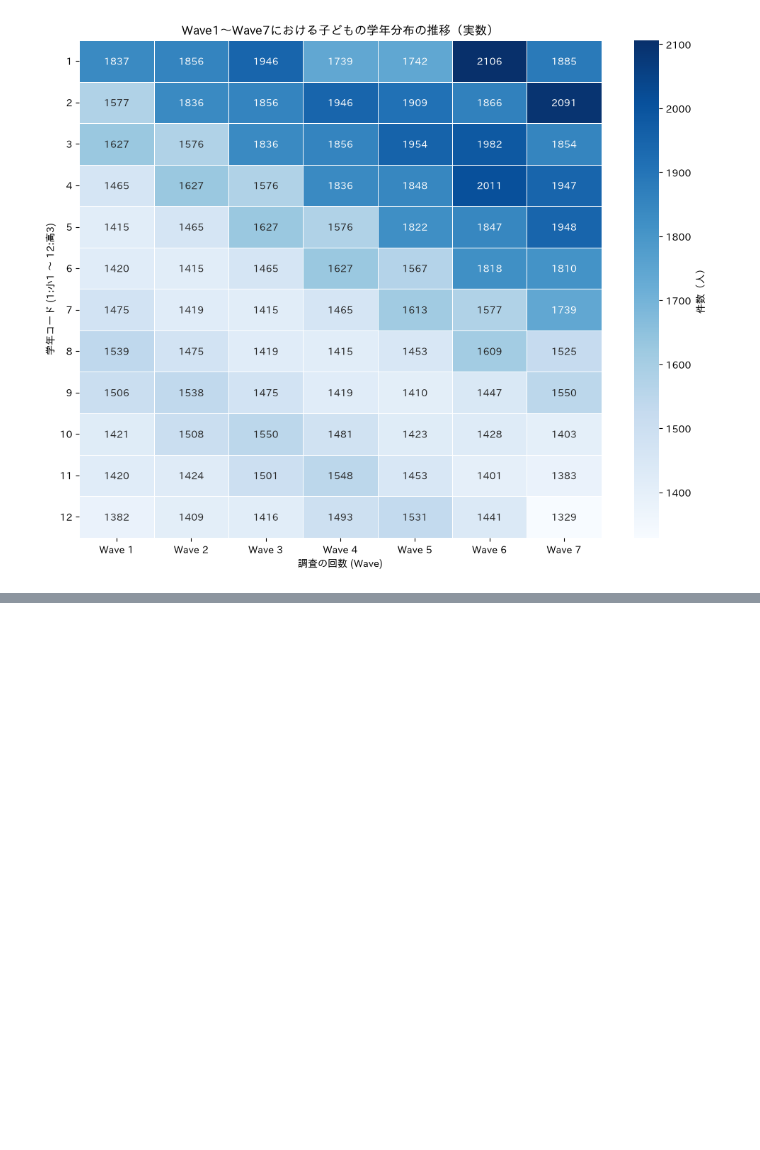
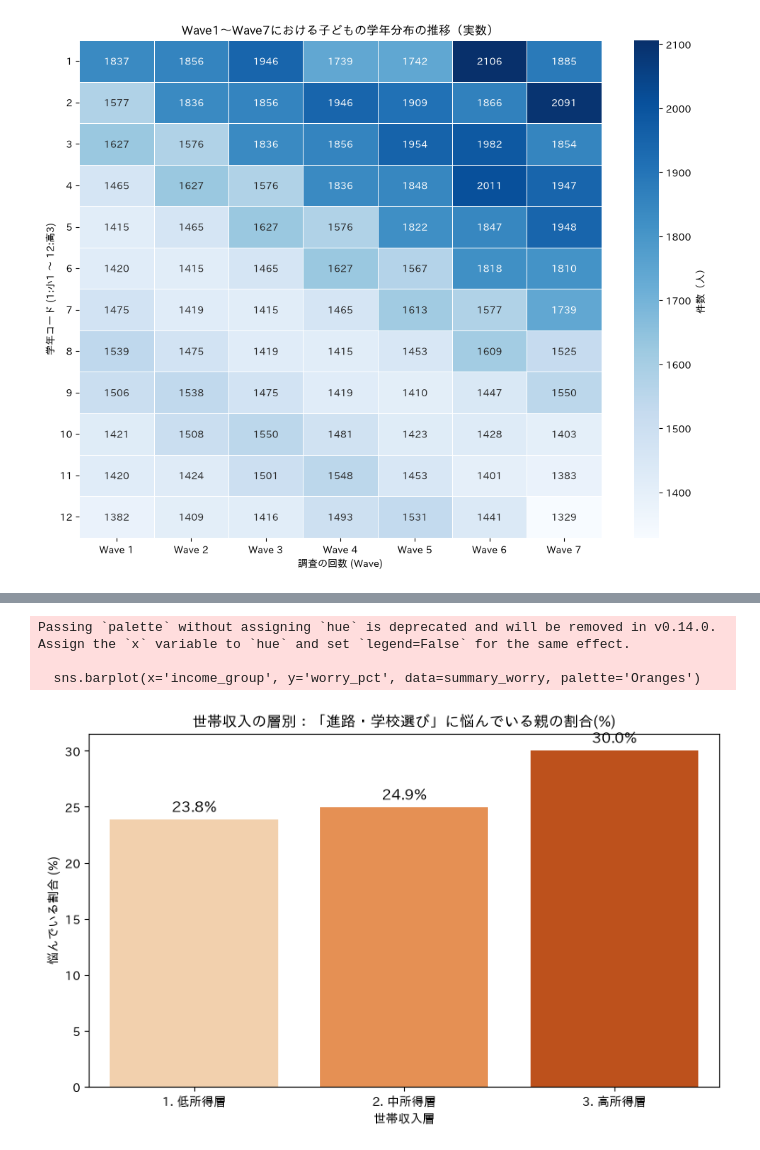
Before and after one commit to KyosukeNagai/DataScienceCompetition, a Jupyter notebook: Calculate.ipynb, the cells around one changed output, grey strips where cells are left out. Drawn from its saved outputs; the diff is of its cells as text; code cells hidden in the pictures; blank space fills up the shorter version.

```diff
--- a/Calculate.ipynb
+++ b/Calculate.ipynb
@@ -835,0 +909,43 @@ plt.show()
+# %%
+# =========================================================
+# 集計案2：世帯収入による親の「進路・学校選び」の悩み格差
+# =========================================================
+# 目的：親の情報力や環境には限界があり、第三者（マイナビ）のプラットフォームが必要な理由を証明する
+
+columns_worry = [
+    'w6p_ 昨年の世帯収入',
+    'w6p_ 悩みや気がかり：進路・学校選び' # 0:非選択, 1:選択のダミー変数
+]
+
+df_worry = df[columns_worry].copy()
+for col in columns_worry:
+    df_worry[col] = df_worry[col].replace([7777, 8888, 9999], np.nan)
+df_worry = df_worry.dropna()
+
+# 収入をグループ化（※実際の収入カテゴリの数値に合わせて調整してください）
+def group_income(x):
+    if x <= 3: return '1. 低所得層'
+    elif x <= 6: return '2. 中所得層'
+    else: return '3. 高所得層'
+
+df_worry['income_group'] = df_worry['w6p_ 昨年の世帯収入'].apply(group_income)
+
+# 悩みとして選択した（1）人の割合を算出
+summary_worry = df_worry.groupby('income_group')['w6p_ 悩みや気がかり：進路・学校選び'].mean().reset_index()
+summary_worry['worry_pct'] = summary_worry['w6p_ 悩みや気がかり：進路・学校選び'] * 100
+
+plt.figure(figsize=(8, 5))
+sns.barplot(x='income_group', y='worry_pct', data=summary_worry, palette='Oranges')
+plt.title('世帯収入の層別：「進路・学校選び」に悩んでいる親の割合(%)')
+plt.xlabel('世帯収入層')
+plt.ylabel('悩んでいる割合 (%)')
+ax = plt.gca()
+for p in ax.patches:
+    ax.annotate(f"{p.get_height():.1f}%", (p.get_x() + p.get_width() / 2., p.get_height()), ha='center', va='bottom', fontsize=12, color='black', xytext=(0, 5), textcoords='offset points')
+plt.tight_layout()
+plt.show()
+# %% [output]
+Passing `palette` without assigning `hue` is deprecated and will be removed in v0.14.0. Assign the `x` variable to `hue` and set `legend=False` for the same effect.
+
+  sns.barplot(x='income_group', y='worry_pct', data=summary_worry, palette='Oranges')
+[figure, added]
```
Also changed, not shown: parts of 5 cells of this notebook.
